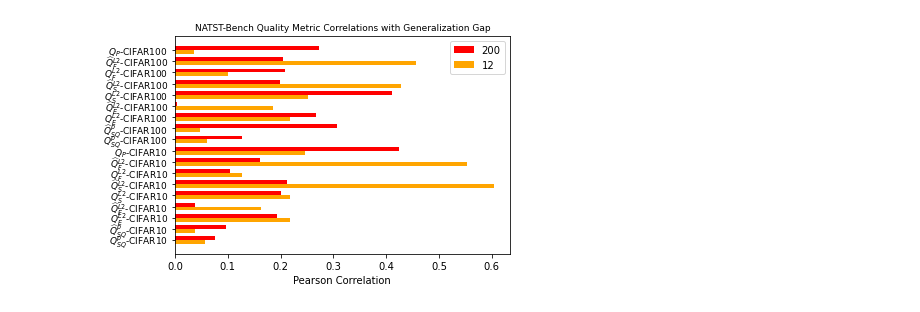
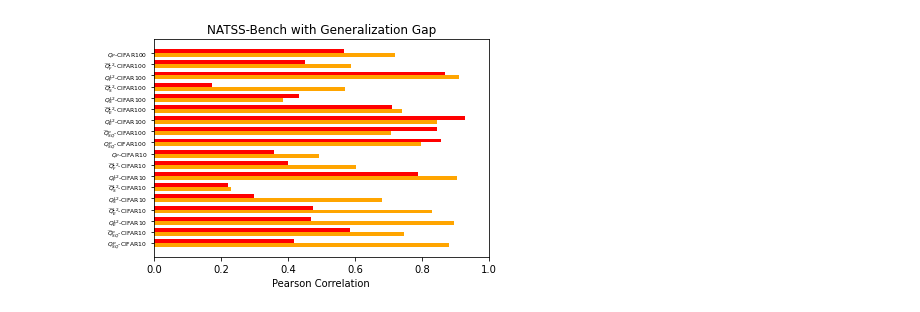
Before and after one commit to KhalilJDamouni/QC-Bench, a Jupyter notebook: source/plotting.ipynb, the cells around one changed output. Saved outputs shown, nothing was run; the diff lists cells and outputs as text; code cells hidden in the pictures.

```diff
--- a/source/plotting.ipynb
+++ b/source/plotting.ipynb
@@ -150,19 +180,22 @@ def rename_dict(sorted_dict):
 
     return temp
 # %%
-
-newgap12 = rename_dict(newgap12)
-newgap90 = rename_dict(newgap90)
-newtest12 = rename_dict(newtest12)
-newtest90 = rename_dict(newtest90)
+for model in models:
+    newgap12[model] = rename_dict(newgap12[model])
+    newgap90[model] = rename_dict(newgap90[model])
+    newtest12[model] = rename_dict(newtest12[model])
+    newtest90[model] = rename_dict(newtest90[model])
 # %%
+model = 'NATSS' #NATST, NATSS
 width = 0.35
-x = np.arange(len(newtest90.values()))
-plt.barh(x + width/2, newtest90.values(), width, label='200', color = "red")
-plt.barh(x - width/2, newtest12.values(), width, label='12', color = "orange")
-plt.yticks(x, labels = newtest12.keys(), fontsize = 9)
-plt.title("NATST-Bench Quality Metric Correlations with Test Accuracy", fontsize = 9)
+x = np.arange(len(newtest90[model].values()))
+plt.barh(x + width/2, newtest90[model].values(), width, label='200', color = "red")
+plt.barh(x - width/2, newtest12[model].values(), width, label='12', color = "orange")
+plt.yticks(x, labels = newtest12[model].keys(), fontsize = 6)
+plt.title(model + "-Bench with Test Accuracy", fontsize = 12)
 plt.xlabel('Pearson Correlation')
-plt.legend()
+plt.xlim([0, 1])
+#plt.legend()
+plt.savefig('figures/' + model[-1] + '_Test.png', dpi = 500)
 plt.show()
 # %% [output]
@@ -170,15 +203,17 @@ plt.show()
 # %%
 width = 0.35
-x = np.arange(len(newgap90.values()))
-plt.barh(x + width/2, newgap90.values(), width, label='200', color = "red")
-plt.barh(x - width/2, newgap12.values(), width, label='12', color = "orange")
-plt.yticks(x, labels = newgap12.keys(), fontsize = 9)
-plt.title("NATST-Bench Quality Metric Correlations with Generalization Gap", fontsize = 9)
+x = np.arange(len(newgap90[model].values()))
+plt.barh(x + width/2, newgap90[model].values(), width, label='200', color = "red")
+plt.barh(x - width/2, newgap12[model].values(), width, label='12', color = "orange")
+plt.yticks(x, labels = newgap12[model].keys(), fontsize = 6)
+plt.title(model + "-Bench with Generalization Gap", fontsize = 12)
 plt.xlabel('Pearson Correlation')
-plt.legend()
+plt.xlim([0, 1])
+#plt.legend()
+plt.savefig('figures/' + model[-1] + '_Gap.png', dpi = 500)
 plt.show()
 # %% [output]
-[figure, old version]
+[figure, new version]
 # %%
 for dataset in datasets:
     x = np.arange(len(plot12[dataset].values()))  # the label locations
```
Also changed, not shown: parts of 9 cells of this notebook.
